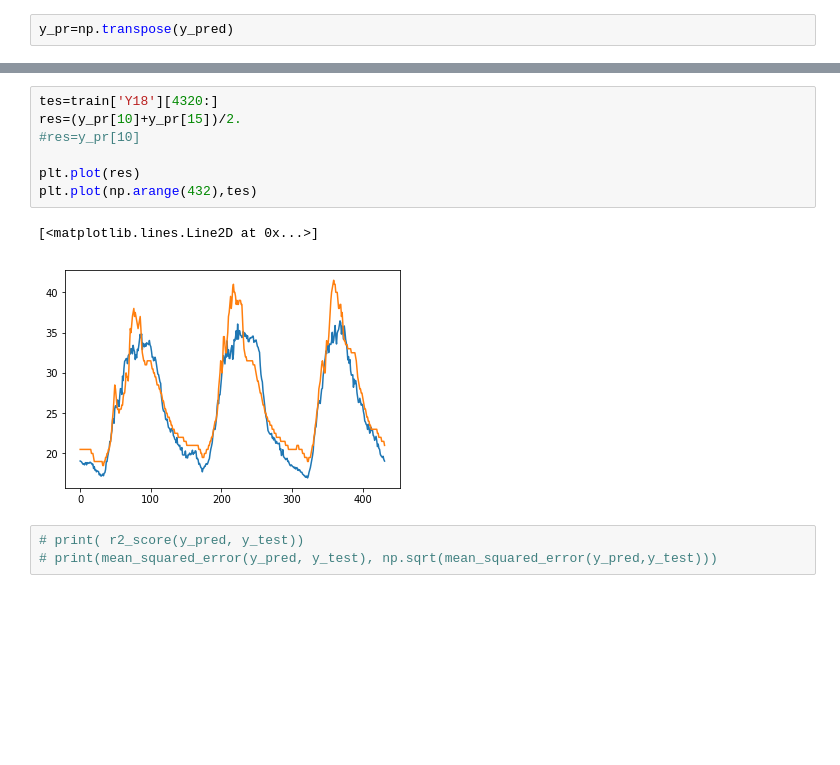
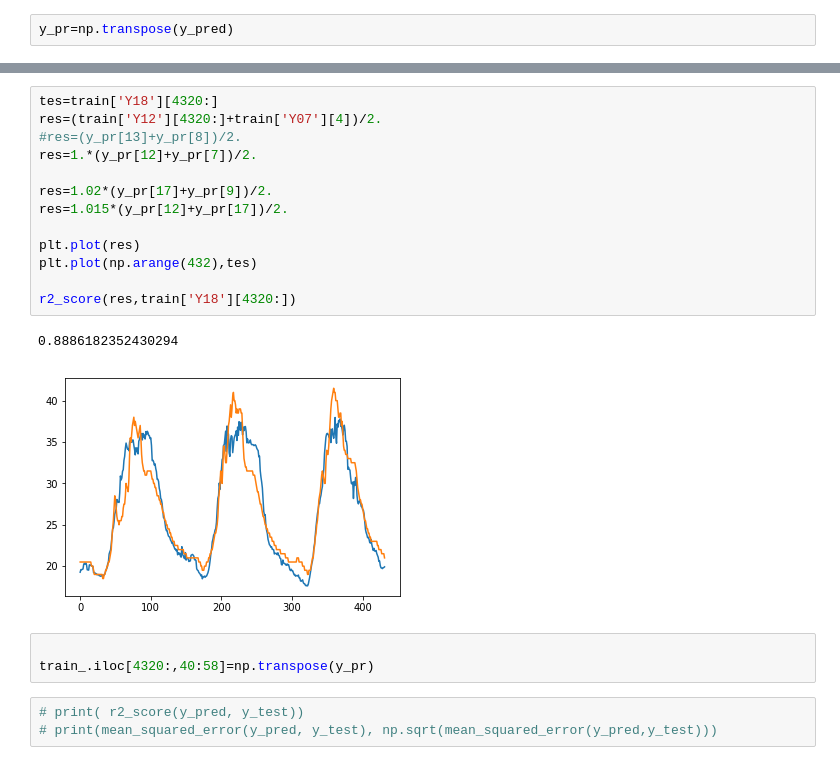
Before and after one commit to jglee087/AI-ImageCourse, a Jupyter notebook: DaconContest03/MachineLearning Model/Temperature MultiRegression.ipynb, the cells around one changed output, grey strips where cells are left out. Drawn from its saved outputs; the diff is of its cells as text; blank space fills up the shorter version.

```diff
--- a/DaconContest03/MachineLearning Model/Temperature MultiRegression.ipynb
+++ b/DaconContest03/MachineLearning Model/Temperature MultiRegression.ipynb
@@ -155,13 +219,22 @@ for i in range(16):
-# %%
-tes=train['Y18'][4320:]
-res=(y_pr[10]+y_pr[15])/2.
-#res=y_pr[10]
-
-plt.plot(res)
-plt.plot(np.arange(432),tes)
-# %% [output]
-[<matplotlib.lines.Line2D at 0x...>]
-[figure, removed]
+# %%
+tes=train['Y18'][4320:]
+res=(train['Y12'][4320:]+train['Y07'][4])/2.
+#res=(y_pr[13]+y_pr[8])/2.
+res=1.*(y_pr[12]+y_pr[7])/2.
+
+res=1.02*(y_pr[17]+y_pr[9])/2.
+res=1.015*(y_pr[12]+y_pr[17])/2.
+
+plt.plot(res)
+plt.plot(np.arange(432),tes)
+
+r2_score(res,train['Y18'][4320:])
+# %% [output]
+0.8886182352430294
+[figure, added]
+# %%
+
+train_.iloc[4320:,40:58]=np.transpose(y_pr)
 # %%
 # print( r2_score(y_pred, y_test))
 # print(mean_squared_error(y_pred, y_test), np.sqrt(mean_squared_error(y_pred,y_test)))
```
Also changed, not shown: parts of 8 cells of this notebook, 3 other files.
